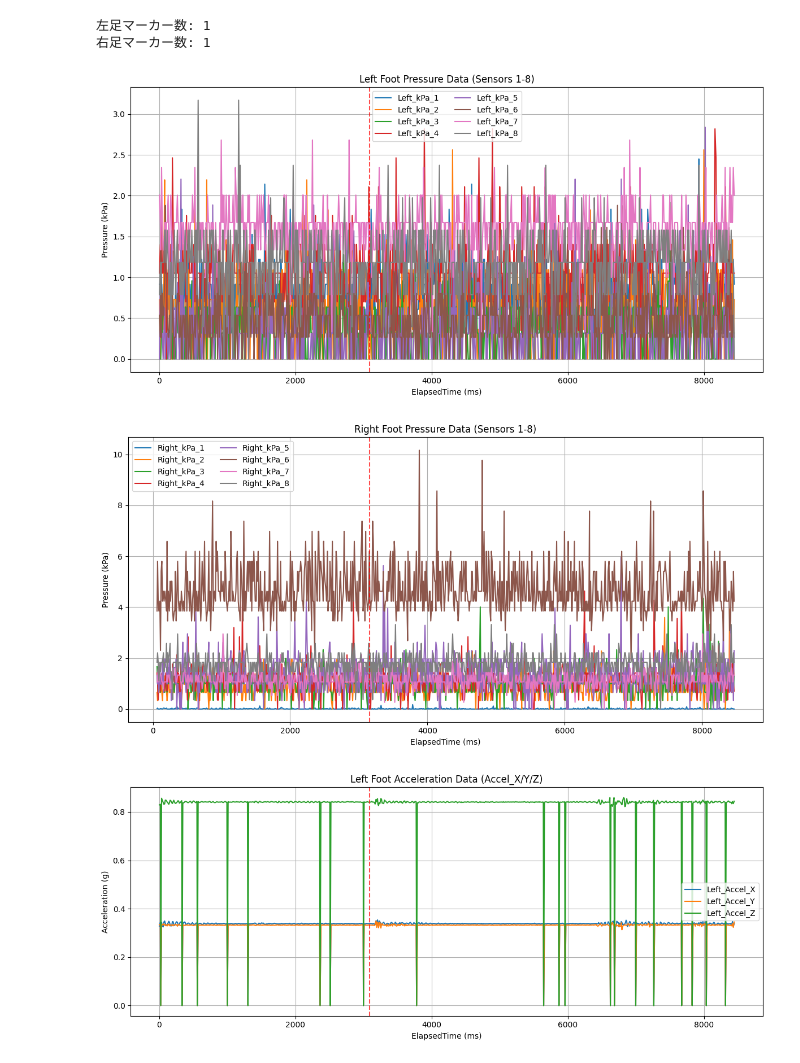
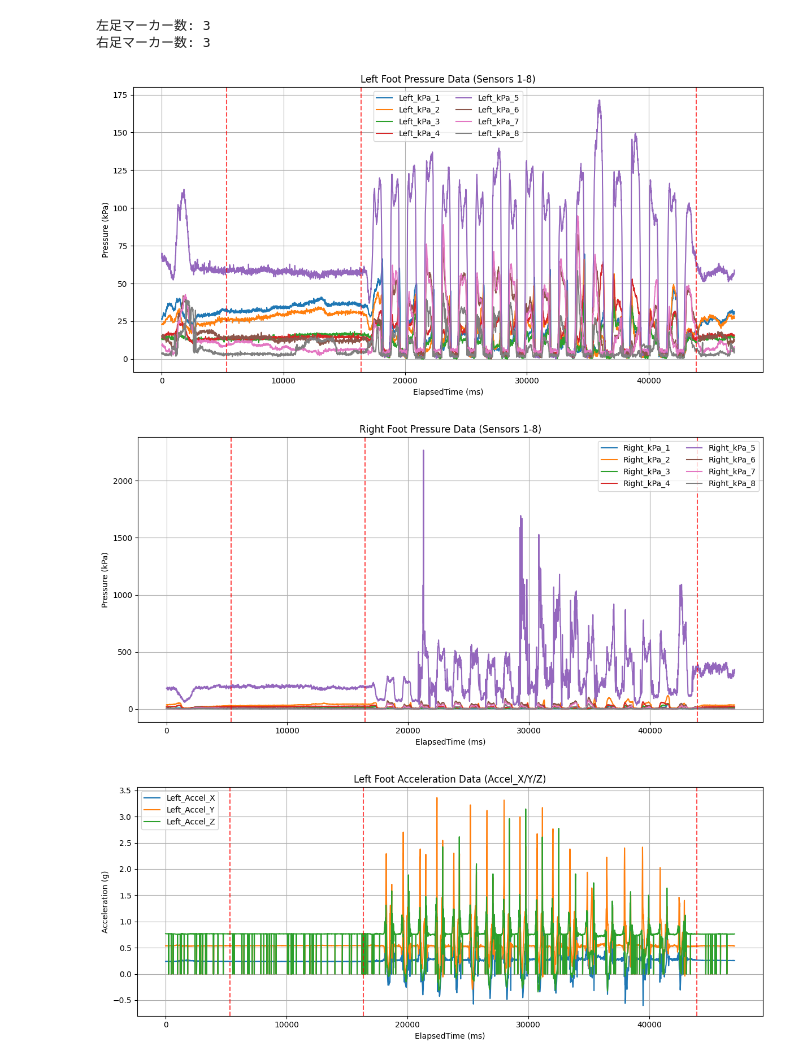
Before and after one commit to HideyukiNagashio/my-research-project, a Jupyter notebook: visualization.ipynb, the cells around one changed output. Saved outputs shown, nothing was run; the diff lists cells and outputs as text; code cells hidden in the pictures.

```diff
--- a/visualization.ipynb
+++ b/visualization.ipynb
@@ -3,9 +3,9 @@ import pandas as pd
 import matplotlib.pyplot as plt
 
 # CSVファイルを読み込む
-left_filename = "left_foot_data_imu.csv"
+left_filename = "WearableDevices/left_foot_data_imu.csv"
 df_left = pd.read_csv(left_filename)
-right_filename = "right_foot_data_imu.csv"
+right_filename = "WearableDevices/right_foot_data_imu.csv"
 df_right = pd.read_csv(right_filename)
 
 # 横軸：ElapsedTime
@@ -82,35 +82,35 @@ plt.show()
 # 3. 角速度データ - 左足
 gyro_cols = ['Gyro_X', 'Gyro_Y', 'Gyro_Z']
 
 plt.figure(figsize=(12, 5))
 for col in gyro_cols:
     plt.plot(time_left, df_left[f'Left_{col}'], label=f'Left_{col}')
 for t in marker_times_left:
     plt.axvline(x=t, color='red', linestyle='--', alpha=0.7, linewidth=1.5)
 plt.xlabel('ElapsedTime (ms)')
 plt.ylabel('Angular Velocity (deg/s)')
 plt.title('Left Foot Gyroscope Data (Gyro_X/Y/Z)')
 plt.legend(loc='best')
 plt.grid(True)
 plt.tight_layout()
 plt.show()
 
 # 3. 角速度データ - 右足
 plt.figure(figsize=(12, 5))
 for col in gyro_cols:
     plt.plot(time_right, df_right[f'Right_{col}'], label=f'Right_{col}')
 for t in marker_times_right:
     plt.axvline(x=t, color='red', linestyle='--', alpha=0.7, linewidth=1.5)
 plt.xlabel('ElapsedTime (ms)')
 plt.ylabel('Angular Velocity (deg/s)')
 plt.title('Right Foot Gyroscope Data (Gyro_X/Y/Z)')
 plt.legend(loc='best')
 plt.grid(True)
 plt.tight_layout()
 plt.show()
 # %% [output]
-左足マーカー数: 1
-右足マーカー数: 1
+左足マーカー数: 3
+右足マーカー数: 3
-[figure, old version]
+[figure, new version]
-[figure, old version]
+[figure, new version]
-[figure, old version]
+[figure, new version]
```
Also changed, not shown: parts of 4 cells of this notebook, 1 other file.
